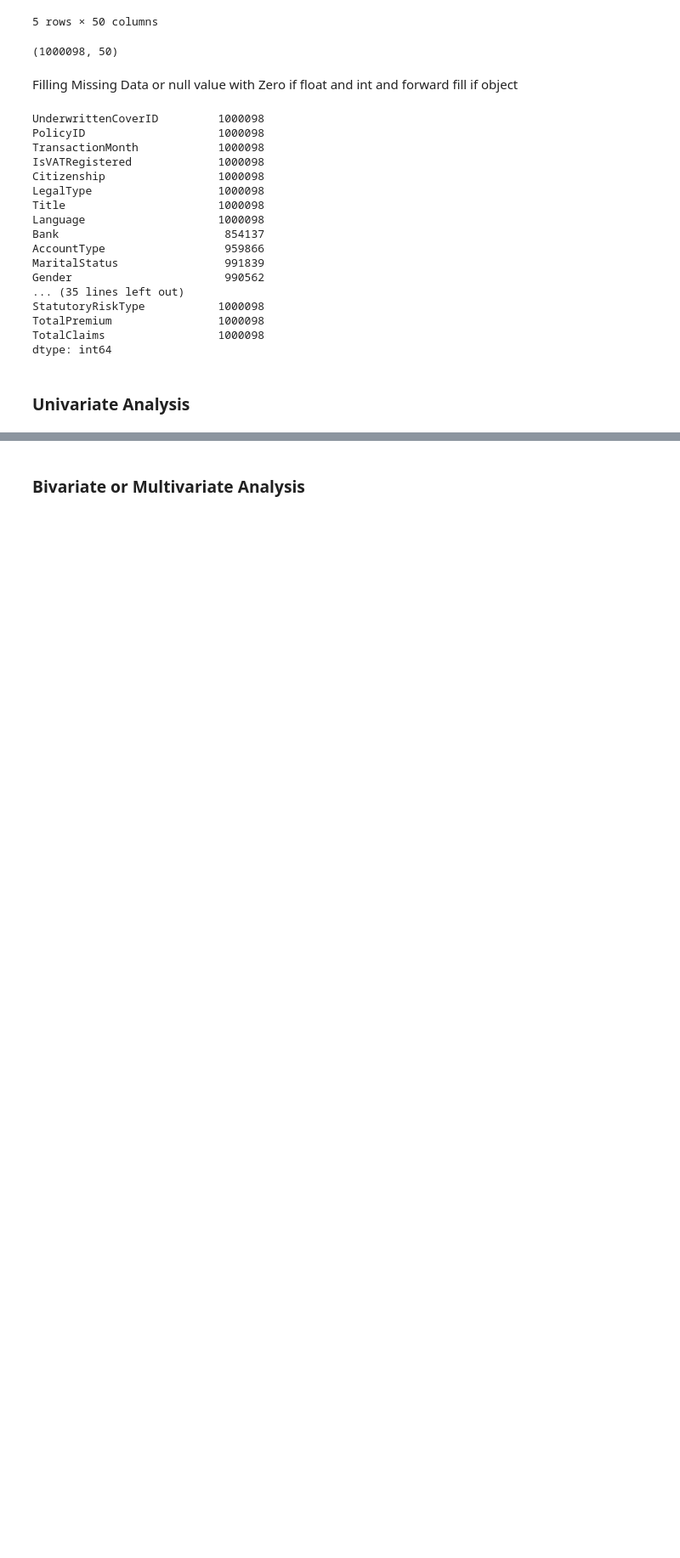
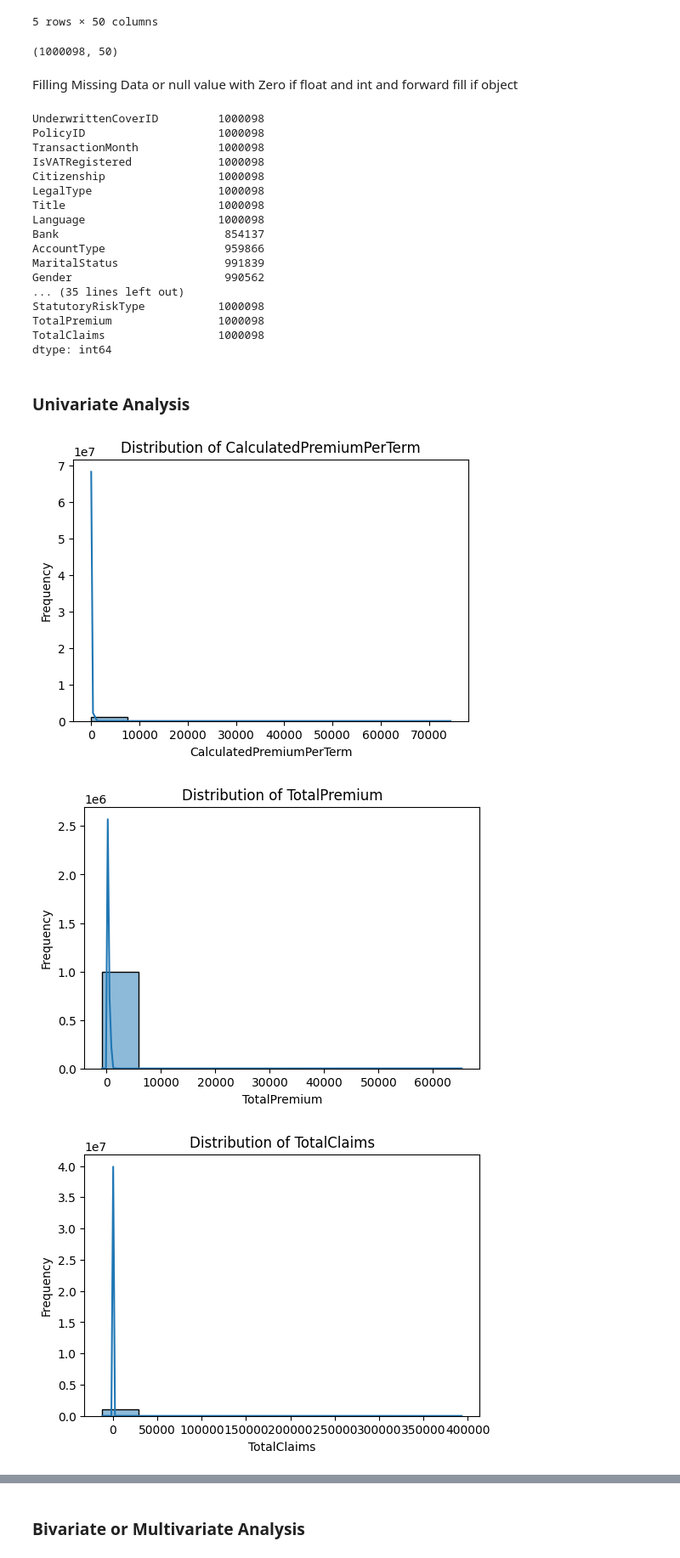
Before and after one commit to Leulseged-Mesfin/AlphaCare-Insurance-Solutions, a Jupyter notebook: notbooks/task-1.ipynb, the cells around one changed output, grey strips where cells are left out. Shown: that part at 85% size. Drawn from its saved outputs; the diff is of its cells as text; code cells hidden in the pictures; blank space fills up the shorter version.

```diff
--- a/notbooks/task-1.ipynb
+++ b/notbooks/task-1.ipynb
@@ -307,0 +306,6 @@ dtype: int64
+# %%
+plot_numerical_columns(df)
+# %% [output]
+[figure, added]
+[figure, added]
+[figure, added]
```
Also changed, not shown: parts of 11 cells of this notebook, 1 other file.
